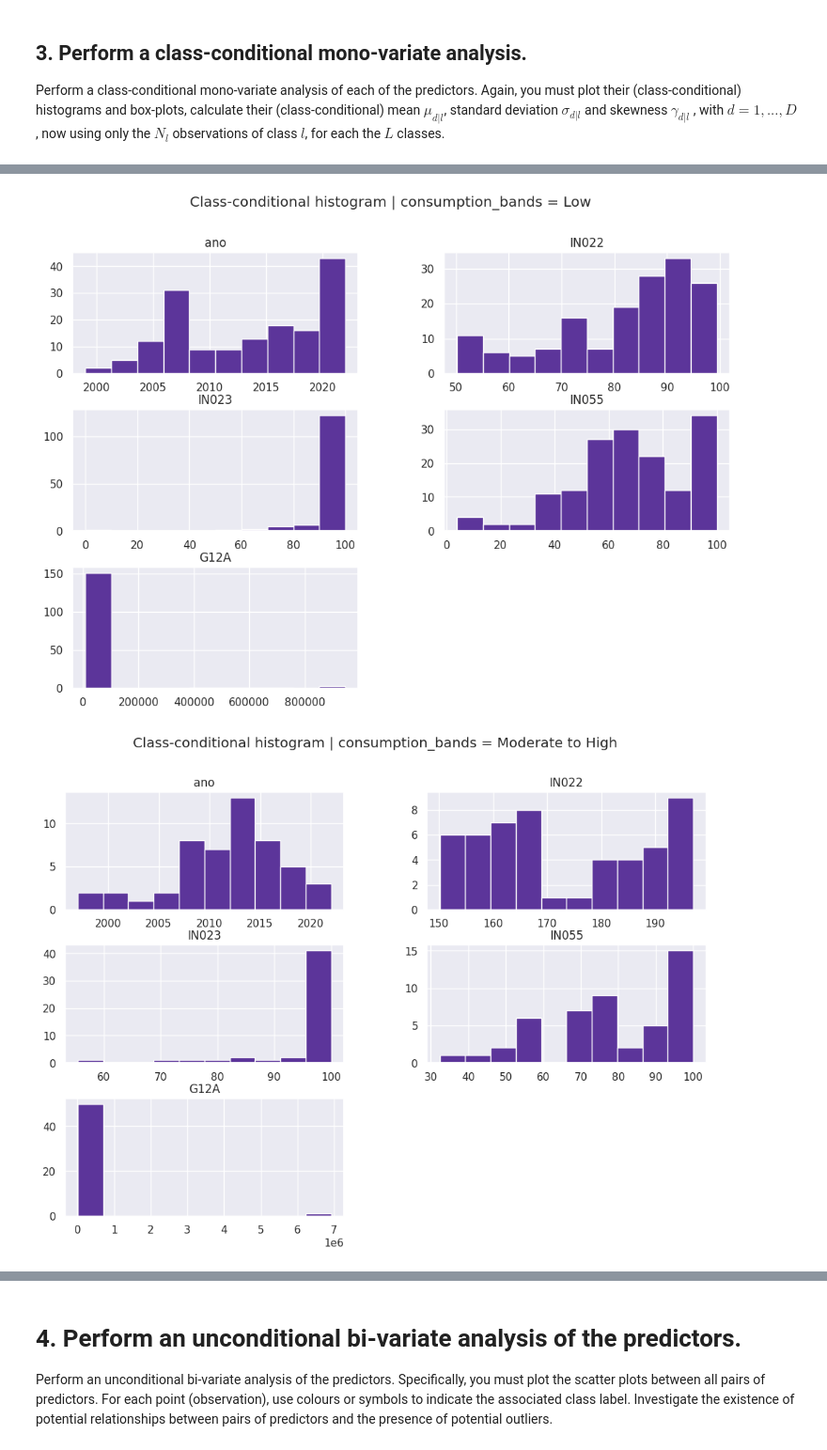
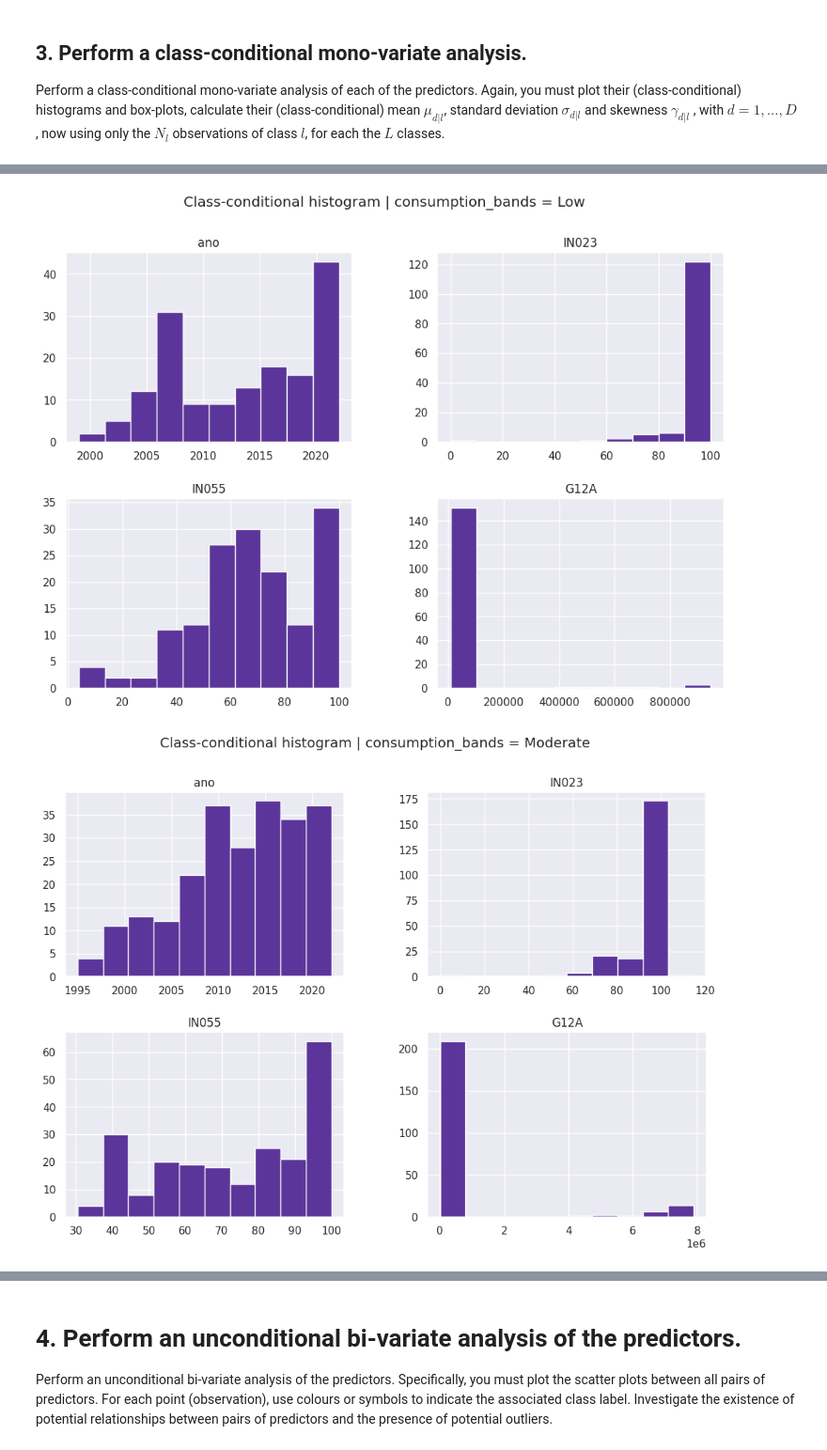
Before and after one commit to rafaelcbpy/Comp_Aplicada_ICA, a Jupyter notebook: notebooks/HW1/EDA.ipynb, the cells around one changed output, grey strips where cells are left out. Shown at 94% size. Drawn from its saved outputs; the diff is of its cells as text; code cells hidden in the pictures.

```diff
--- a/notebooks/HW1/EDA.ipynb
+++ b/notebooks/HW1/EDA.ipynb
@@ -67,8 +67,9 @@ columns_new_names = {
     'G12A - População total residente do(s) município(s) com abastecimento de água, segundo o IBGE': "G12A"
 }
 
-numerical_columns = ["ano", "IN022", "IN023", "IN055", "G12A"]
-categorical_columns = ["consumption_bands", "sg_prestador", "abrangencia", "tipo_servico", "nat_juridica"]
+numerical_columns = ["ano", "IN023", "IN055", "G12A"]
+categorical_columns = ["sg_prestador", "abrangencia", "tipo_servico", "nat_juridica"]
+target_col = "consumption_bands"
 # %%
 def get_consumption_bands(in022: float):
     if np.isnan(in022):
@@ -89,7 +90,7 @@ df = (data[selected_cols]
       .rename(columns=columns_new_names))
 
 df["tipo_servico"] = df["tipo_servico"].str.rstrip()
-df[numerical_columns] = df.agg(
+df[["ano", "IN022", "IN023", "IN055", "G12A"]] = df.agg(
     {
         "ano": int,
         "IN022": lambda x: x.str.replace(",", ".").astype(float),
@@ -99,10 +100,10 @@ df[numerical_columns] = df.agg(
     }
     )
 
-df["consumption_bands"] = df["IN022"].apply(get_consumption_bands)
+df[target_col] = df["IN022"].apply(get_consumption_bands)
 
-df.drop(columns=["IN022"],
-        inplace=True)
+df = (df[df["consumption_bands"].notna()]
+      .drop(columns=["IN022"]))
 # %% [markdown]
 ##  1 Describe your data and their features
 1 Describe your data and their features in terms of number of observations $N$, number of predictor variables $D$, number of classes $L$ and class-distribution (that is, the number of observations for each of the classes).
@@ -280,7 +284,7 @@ def class_conditional_analysis(df: pd.DataFrame, col_name: str, category: str) -
     print(f"{s:#^80}")
     print(description, "\n")
 
-    skew = _df.skew()
+    skew = _df.skew(numeric_only=True)
     s = " Skewnes "
     print(f"{s:#^80}")
     print(skew, "\n")
@@ -316,6 +311,8 @@ df.groupby("consumption_bands").agg({
+# %%
+bands = ['Critic low', 'Low', 'Moderate', 'Moderate to High', 'Very High']
 # %%
 col = "consumption_bands"
-for category in df[col].unique():
+for category in bands:
     class_conditional_analysis(df, col, category)
 # %% [output]
 ################################################################################
@@ -373,2 +336,2 @@ dtype: float64
-[figure, old version]
+[figure, new version]
-[figure, old version]
+[figure, new version]
```
Also changed, not shown: parts of 28 cells of this notebook.
